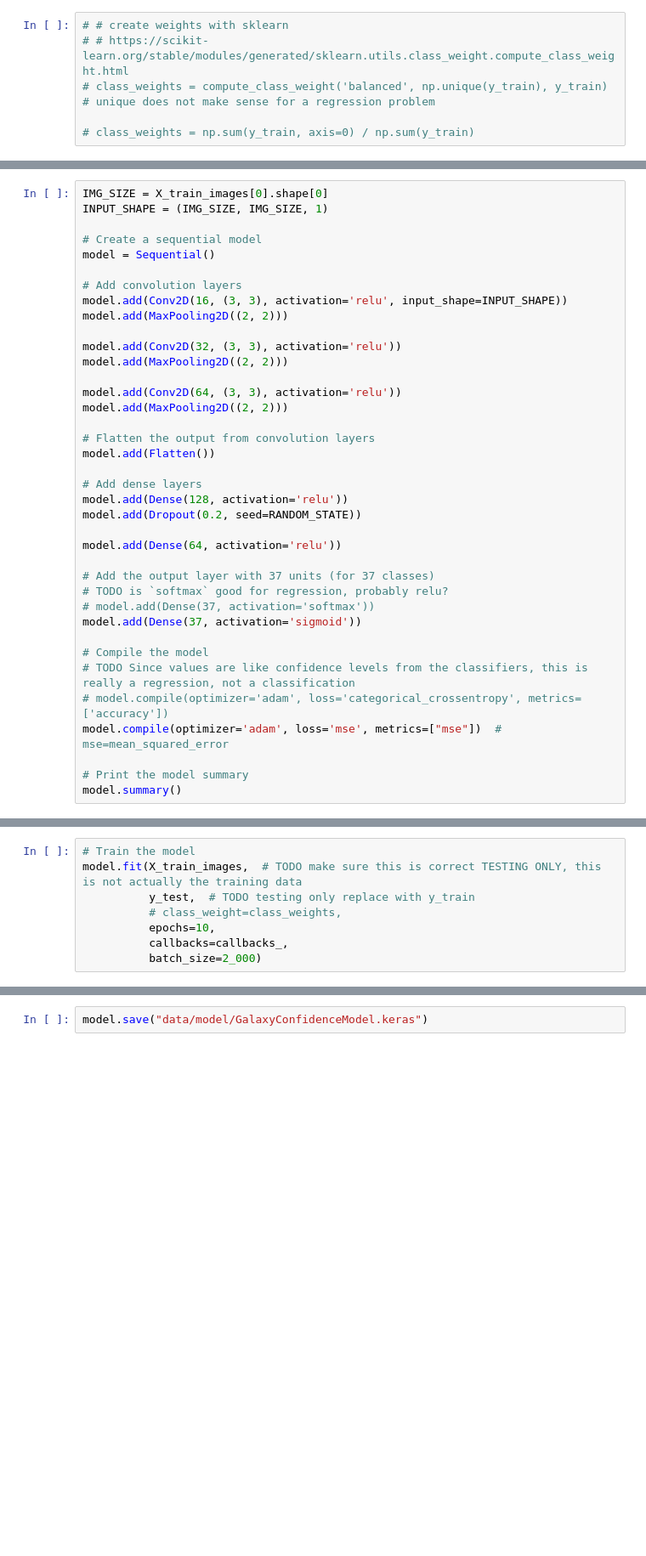
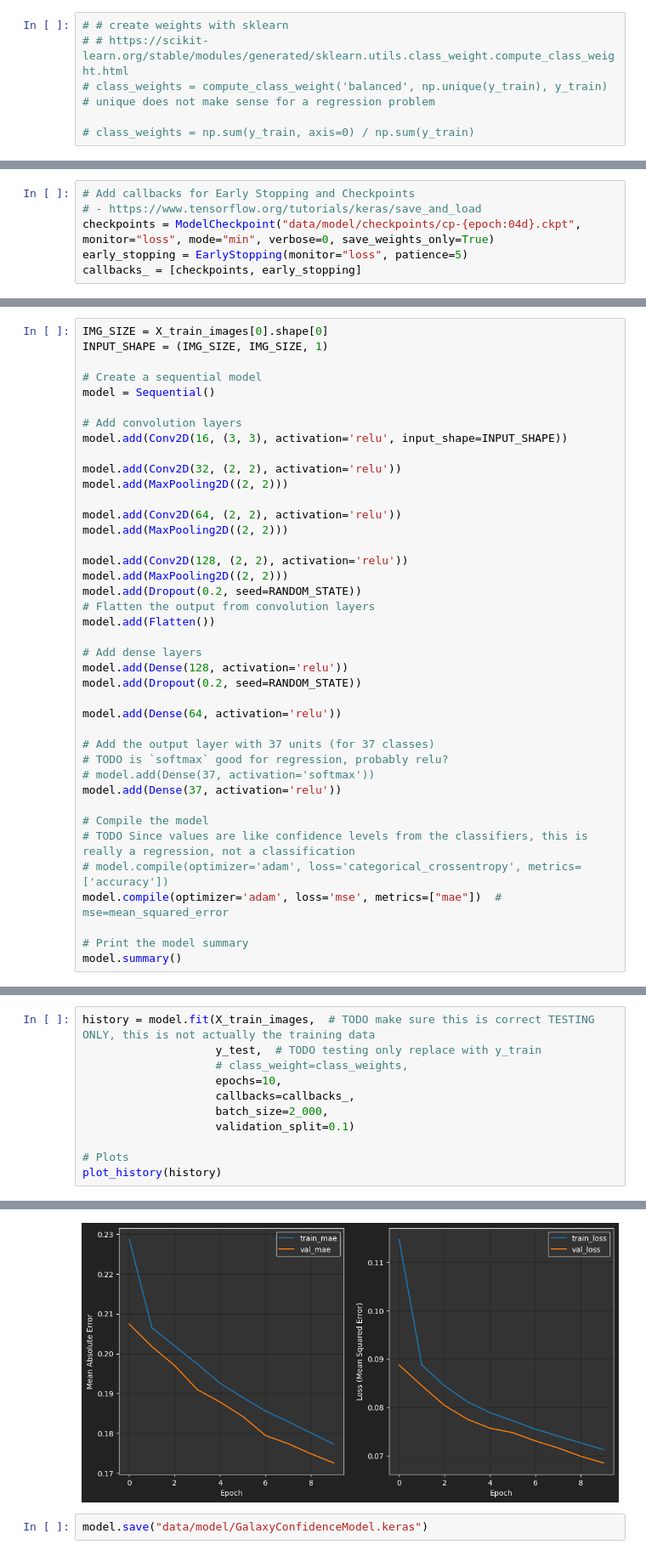
Before and after one commit to zachaa/Galaxy_Morphology_Classification, a Jupyter notebook: model_training.ipynb, the cells around one changed output, grey strips where cells are left out. Shown at 85% size. Drawn from its saved outputs; the diff is of its cells as text; blank space fills up the shorter version.

Commit message:
Running model + graph Loss, MAE + test a single image

```diff
--- a/model_training.ipynb
+++ b/model_training.ipynb
@@ -99,0 +100,6 @@ This model is a regression model even though is appears to be classifying galaxi
+# %%
+# Add callbacks for Early Stopping and Checkpoints
+# - https://www.tensorflow.org/tutorials/keras/save_and_load
+checkpoints = ModelCheckpoint("data/model/checkpoints/cp-{epoch:04d}.ckpt", monitor="loss", mode="min", verbose=0, save_weights_only=True)
+early_stopping = EarlyStopping(monitor="loss", patience=5)
+callbacks_ = [checkpoints, early_stopping]
@@ -106,14 +141,16 @@ model = Sequential()
 
 # Add convolution layers
 model.add(Conv2D(16, (3, 3), activation='relu', input_shape=INPUT_SHAPE))
+
+model.add(Conv2D(32, (2, 2), activation='relu'))
 model.add(MaxPooling2D((2, 2)))
 
-model.add(Conv2D(32, (3, 3), activation='relu'))
+model.add(Conv2D(64, (2, 2), activation='relu'))
 model.add(MaxPooling2D((2, 2)))
 
-model.add(Conv2D(64, (3, 3), activation='relu'))
+model.add(Conv2D(128, (2, 2), activation='relu'))
 model.add(MaxPooling2D((2, 2)))
-
+model.add(Dropout(0.2, seed=RANDOM_STATE))
 # Flatten the output from convolution layers
 model.add(Flatten())
 
@@ -126,12 +163,12 @@ model.add(Dense(64, activation='relu'))
 # Add the output layer with 37 units (for 37 classes)
 # TODO is `softmax` good for regression, probably relu?
 # model.add(Dense(37, activation='softmax'))
-model.add(Dense(37, activation='sigmoid'))
+model.add(Dense(37, activation='relu'))
 
 # Compile the model
 # TODO Since values are like confidence levels from the classifiers, this is really a regression, not a classification
 # model.compile(optimizer='adam', loss='categorical_crossentropy', metrics=['accuracy'])
-model.compile(optimizer='adam', loss='mse', metrics=["mse"])  # mse=mean_squared_error
+model.compile(optimizer='adam', loss='mse', metrics=["mae"])  # mse=mean_squared_error
 
 # Print the model summary
 model.summary()
@@ -205,10 +236,13 @@ callbacks_ = [checkpoints, early_stopping]
 # %%
-# Train the model
-model.fit(X_train_images,  # TODO make sure this is correct TESTING ONLY, this is not actually the training data
-          y_test,  # TODO testing only replace with y_train
-          # class_weight=class_weights,
-          epochs=10,
-          callbacks=callbacks_,
-          batch_size=2_000)
+history = model.fit(X_train_images,  # TODO make sure this is correct TESTING ONLY, this is not actually the training data
+                    y_test,  # TODO testing only replace with y_train
+                    # class_weight=class_weights,
+                    epochs=10,
+                    callbacks=callbacks_,
+                    batch_size=2_000,
+                    validation_split=0.1)
+
+# Plots
+plot_history(history)
 # %% [output]
 Epoch 1/10
@@ -235,3 +268,4 @@ Epoch 10/10
+[figure, added]
 # %%
 model.save("data/model/GalaxyConfidenceModel.keras")
 # %% [markdown]
```
Also changed, not shown: parts of 10 cells of this notebook.
